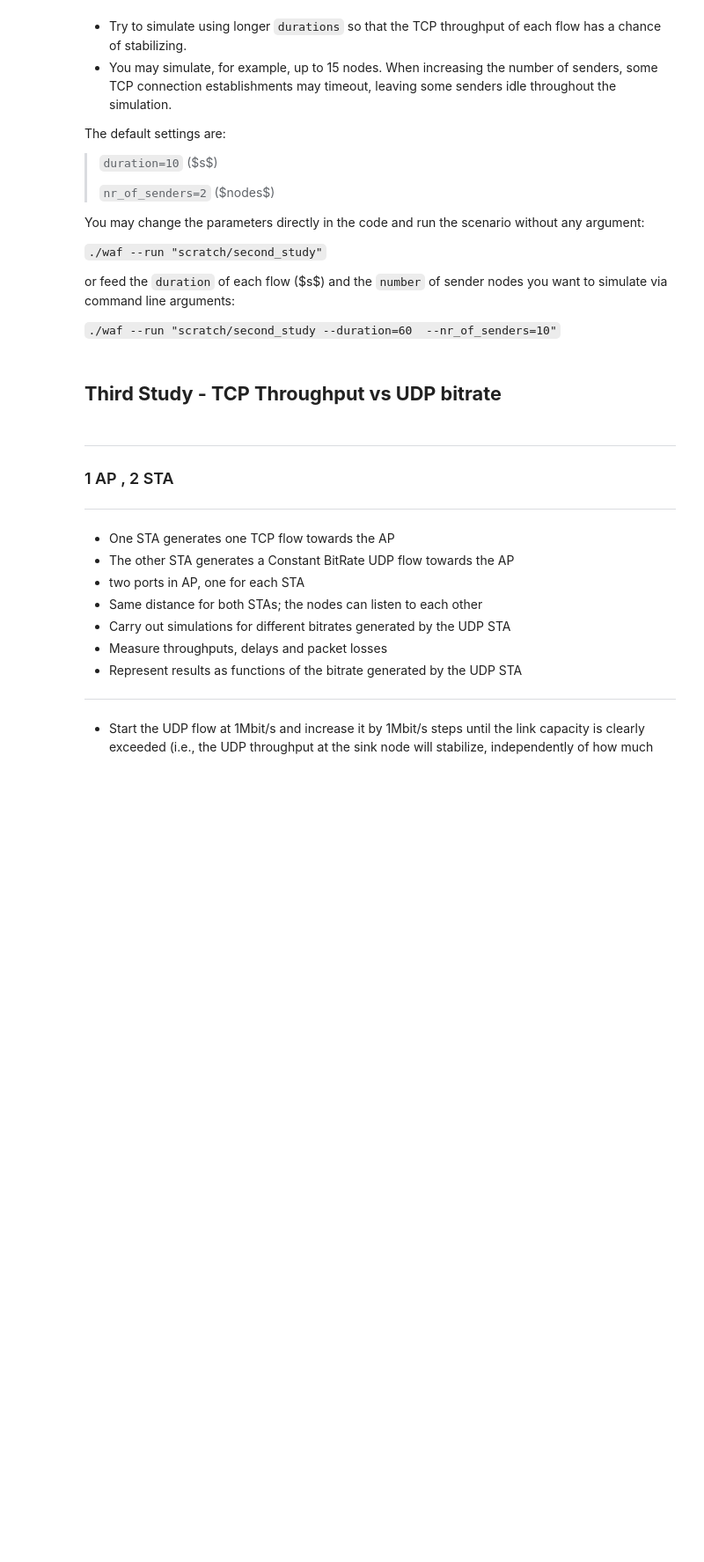
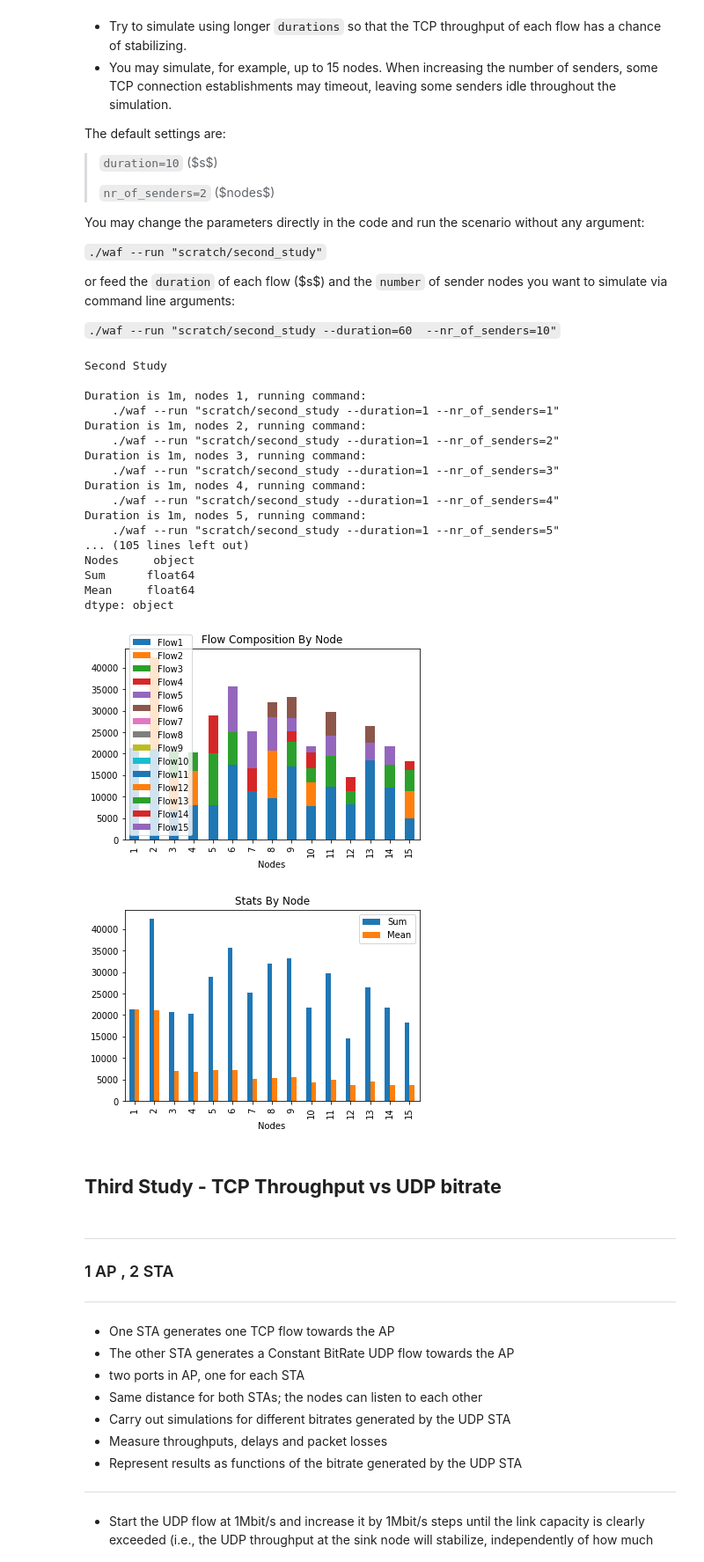
Before and after one commit to martinhofigueiredo/COMO, a Jupyter notebook: Lab4/Lab4.ipynb, the cells around one changed output. Shown: that part at 88% size. Saved outputs shown, nothing was run; the diff lists cells and outputs as text; code cells hidden in the pictures; blank space fills up the shorter version.

```diff
--- a/Lab4/Lab4.ipynb
+++ b/Lab4/Lab4.ipynb
@@ -134,40 +135,87 @@ or feed the `duration` of each flow ($s$) and the `number` of sender nodes you w
 # %%
 import subprocess
 import re
 import pandas as pd
 import numpy as np
+import matplotlib.pyplot as plt
 
 # Defining variables to use for the study
 default = True
 
 
 print('Second Study\n')
 
 if(default): #
     start = 1
-    stop = 5
+    stop = 15
     step = 1
     duration = 1
 else:
     start = input('Limite Min?')
     stop = input('Limite Max?')
     step = input('Passo?')
     duration = input('Duracao?')
 
-regex = r"       Throughput: (\d+\.\d+) Kbps"
+str = ['Nodes']
+for nodes in range(start,stop+step,step):
+    i = int ((nodes- start)/step)
+    str.append(f'Flow{i+1}')
+
+df = pd.DataFrame(columns=str,index=range(stop),dtype= np.float64)
+
+regex =r"Flow ID: . Src Addr 10\.0\.0\..* Dst Addr 10\.0\.0\.1\n       Tx Packets = .*\n       Rx Packets = .*\n       Throughput: (\d+\.\d+) Kbps"
 rx = re.compile(regex)
-
-df = pd.DataFrame(columns=['Nodes'],dtype= np.float64)
 
 for nodes in range(start,stop+step,step):
     i = int (nodes- start)/step
+
     print(f'Duration is {duration}m, nodes {nodes}, running command:\n    ./waf --run "scratch/second_study --duration={duration} --nr_of_senders={nodes}"')
     process = subprocess.run([f'./waf --run "scratch/second_study --duration={duration} --nr_of_senders={nodes}"'], shell=True, check=True, stdout=subprocess.PIPE, universal_newlines=True)
     output = rx.findall(process.stdout)
-    print(process.stdout)
-    print(output)
-    #df.loc[i] = [nodes]+output
+    output=[f'{int (nodes)}']+output
+    while(len(output)<stop+1):
+        output.append(np.nan)
+    df.loc[i] = output
     #print(f'Throughput Results:\n    Flow 1 -> {output[0]} Kbps\n    Flow 2 -> {output[1]} Kbps\n\n')
+
+
+df[str[1::]] = df[str[1::]].astype(float)
+
+dfstats = pd.DataFrame()
+dfstats.loc[:,'Nodes'] = df.loc[:,'Nodes']
+dfstats.loc[:,'Sum'] = df.sum(numeric_only=True, axis=1)
+dfstats.loc[:,'Mean'] = df.mean(numeric_only=True, axis=1)
+
+df.plot(x='Nodes', kind='bar', stacked=True,title='Flow Composition By Node')
+dfstats.plot(x='Nodes', kind='bar', stacked=False,title='Stats By Node')
+
+
+print('--- DATA ---')
+print(df)
+print(df.dtypes)
+print('--- STATS ---')
+print(dfstats)
+print(dfstats.dtypes)
+# %% [output]
+Second Study
+
+Duration is 1m, nodes 1, running command:
+    ./waf --run "scratch/second_study --duration=1 --nr_of_senders=1"
+Duration is 1m, nodes 2, running command:
+    ./waf --run "scratch/second_study --duration=1 --nr_of_senders=2"
+Duration is 1m, nodes 3, running command:
+    ./waf --run "scratch/second_study --duration=1 --nr_of_senders=3"
+Duration is 1m, nodes 4, running command:
+    ./waf --run "scratch/second_study --duration=1 --nr_of_senders=4"
+Duration is 1m, nodes 5, running command:
+    ./waf --run "scratch/second_study --duration=1 --nr_of_senders=5"
+... (105 lines left out)
+Nodes     object
+Sum      float64
+Mean     float64
+dtype: object
+[figure, added]
+[figure, added]
 # %% [markdown]
 ## __Third Study - TCP Throughput vs UDP bitrate__
 # %% [markdown]
```
Also changed, not shown: parts of 3 cells of this notebook.
